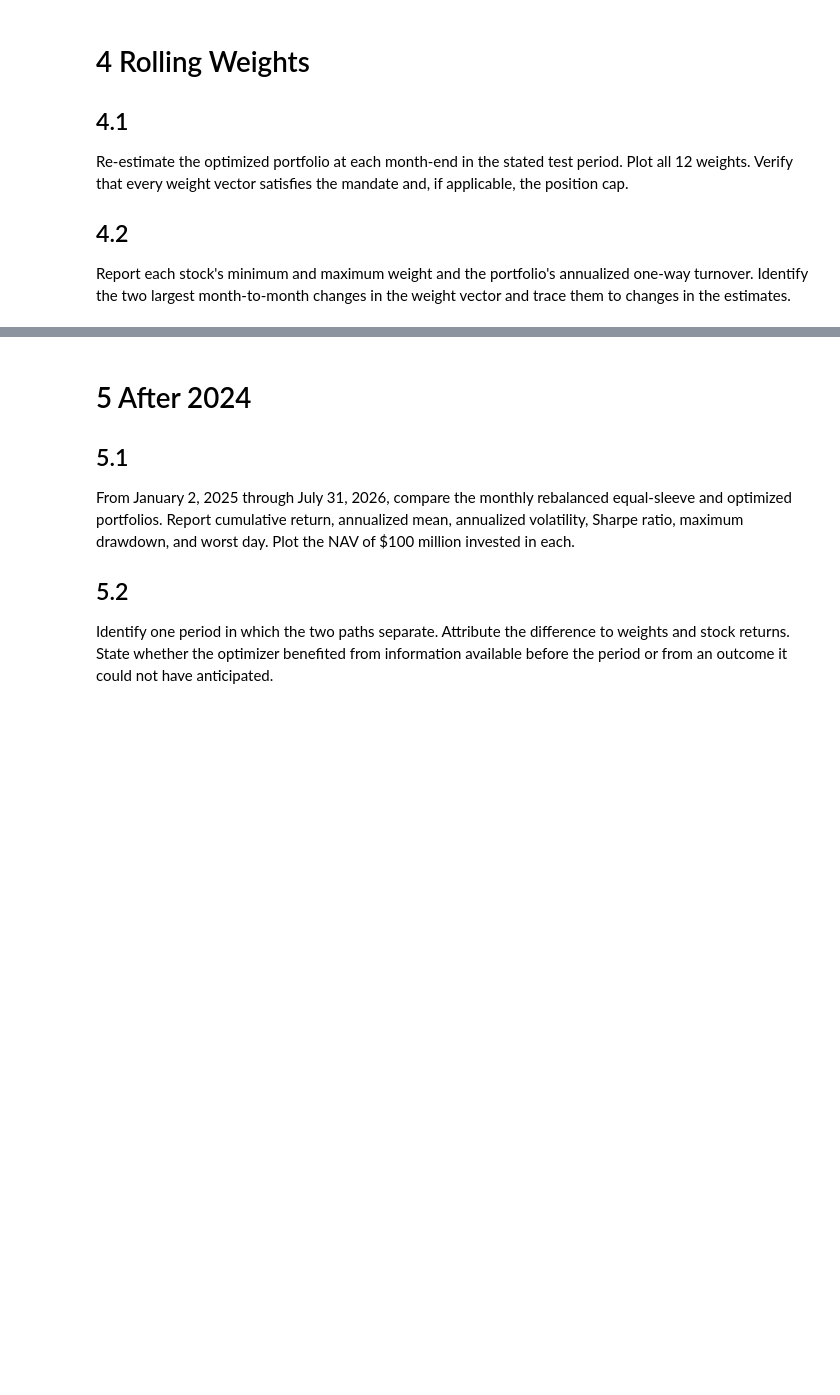
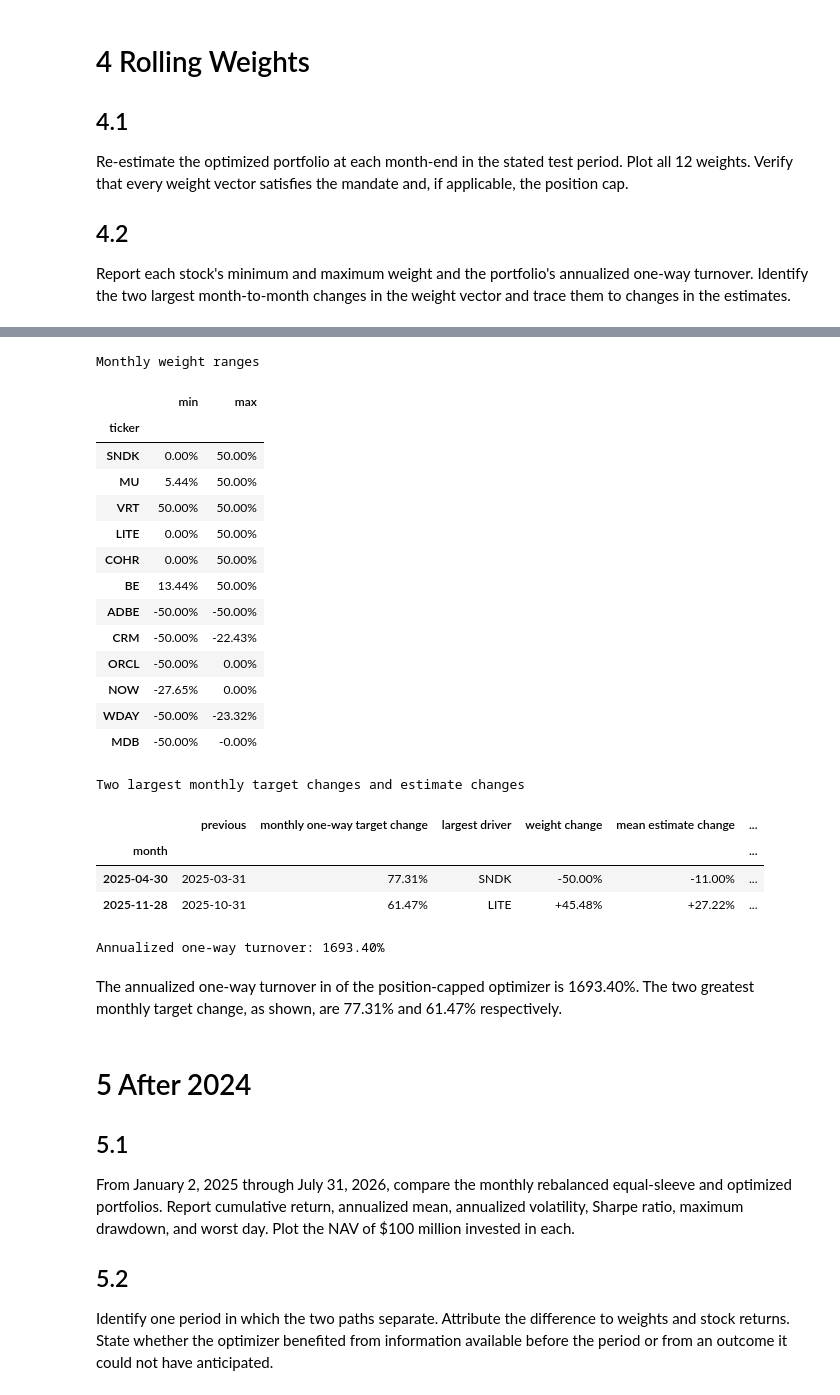
Before and after one commit to samLeung24/leveraged-awareness, a Jupyter notebook: situational_awareness_portfolio.ipynb, the cells around one changed output, grey strips where cells are left out. Saved outputs shown, nothing was run; the diff lists cells and outputs as text; code cells hidden in the pictures; blank space fills up the shorter version.

```diff
--- a/situational_awareness_portfolio.ipynb
+++ b/situational_awareness_portfolio.ipynb
@@ -732,3 +781,68 @@ Report each stock's minimum and maximum weight and the portfolio's annualized on
+# %%
+# 4.2: weight ranges, turnover, and the two largest monthly changes
+weight_range = rolling_weights.agg(['min', 'max']).T
+display(weight_range.style.format('{:.2%}').set_caption('Monthly weight ranges'))
+
+trades = []
+for previous, date in zip(rolling_weights.index[:-1], rolling_weights.index[1:]):
+    period = returns.loc[(returns.index > previous) & (returns.index <= date), tickers]
+    growth = (1 + period).prod()
+    drifted = rolling_weights.loc[previous] * growth
+    drifted /= 1 + rolling_weights.loc[previous] @ (growth - 1)
+    trades.append((rolling_weights.loc[date] - drifted).abs().sum() / 2)
+
+
+weight_changes = rolling_weights.diff()
+largest_months = (weight_changes.abs().sum(axis=1) / 2).nlargest(2)
+trace = []
+for date, vector_change in largest_months.items():
+    previous = rolling_weights.index[rolling_weights.index.get_loc(date) - 1]
+    stock = weight_changes.loc[date].abs().idxmax()
+    old = returns.loc[:previous, tickers].tail(WINDOW)
+    new = returns.loc[:date, tickers].tail(WINDOW)
+    old_cov, new_cov = old.cov() * TRADING_DAYS, new.cov() * TRADING_DAYS
+    trace.append({
+        'month': date.strftime('%Y-%m-%d'), 'previous': previous.strftime('%Y-%m-%d'),
+        'monthly one-way target change': vector_change,
+        'largest driver': stock, 'weight change': weight_changes.loc[date, stock],
+        'mean estimate change': (new[stock].mean() - old[stock].mean()) * TRADING_DAYS,
+        'vol estimate change': np.sqrt(new_cov.loc[stock, stock]) - np.sqrt(old_cov.loc[stock, stock]),
+        'covariance change with prior portfolio': ((new_cov - old_cov) @ rolling_weights.loc[previous]).loc[stock],
+    })
+
+trace = pd.DataFrame(trace).set_index('month')
+display(trace.style.format({
+    'monthly one-way target change': '{:.2%}', 'weight change': '{:+.2%}',
+    'mean estimate change': '{:+.2%}', 'vol estimate change': '{:+.2%}',
+    'covariance change with prior portfolio': '{:+.4f}',
+}).set_caption('Two largest monthly target changes and estimate changes'))
+
+annual_turnover = 12 * np.mean(trades)
+print(f'Annualized one-way turnover: {annual_turnover:.2%}')
+# %% [output]
+Monthly weight ranges
+|  | min | max |
+| ticker |  |  |
+| SNDK | 0.00% | 50.00% |
+| MU | 5.44% | 50.00% |
+| VRT | 50.00% | 50.00% |
+| LITE | 0.00% | 50.00% |
+| COHR | 0.00% | 50.00% |
+| BE | 13.44% | 50.00% |
+| ADBE | -50.00% | -50.00% |
+| CRM | -50.00% | -22.43% |
+| ORCL | -50.00% | 0.00% |
+| NOW | -27.65% | 0.00% |
+| WDAY | -50.00% | -23.32% |
+| MDB | -50.00% | -0.00% |
+Two largest monthly target changes and estimate changes
+|  | previous | monthly one-way target change | largest driver | weight change | mean estimate change | ... |
+| month |  |  |  |  |  | ... |
+| 2025-04-30 | 2025-03-31 | 77.31% | SNDK | -50.00% | -11.00% | ... |
+| 2025-11-28 | 2025-10-31 | 61.47% | LITE | +45.48% | +27.22% | ... |
+Annualized one-way turnover: 1693.40%
+# %% [markdown]
+The annualized one-way turnover in of the position-capped optimizer is 1693.40%. The two greatest monthly target change, as shown, are 77.31% and 61.47% respectively.
 # %% [markdown]
 # 5 After 2024
 
```
Also changed, not shown: parts of 2 cells of this notebook.
